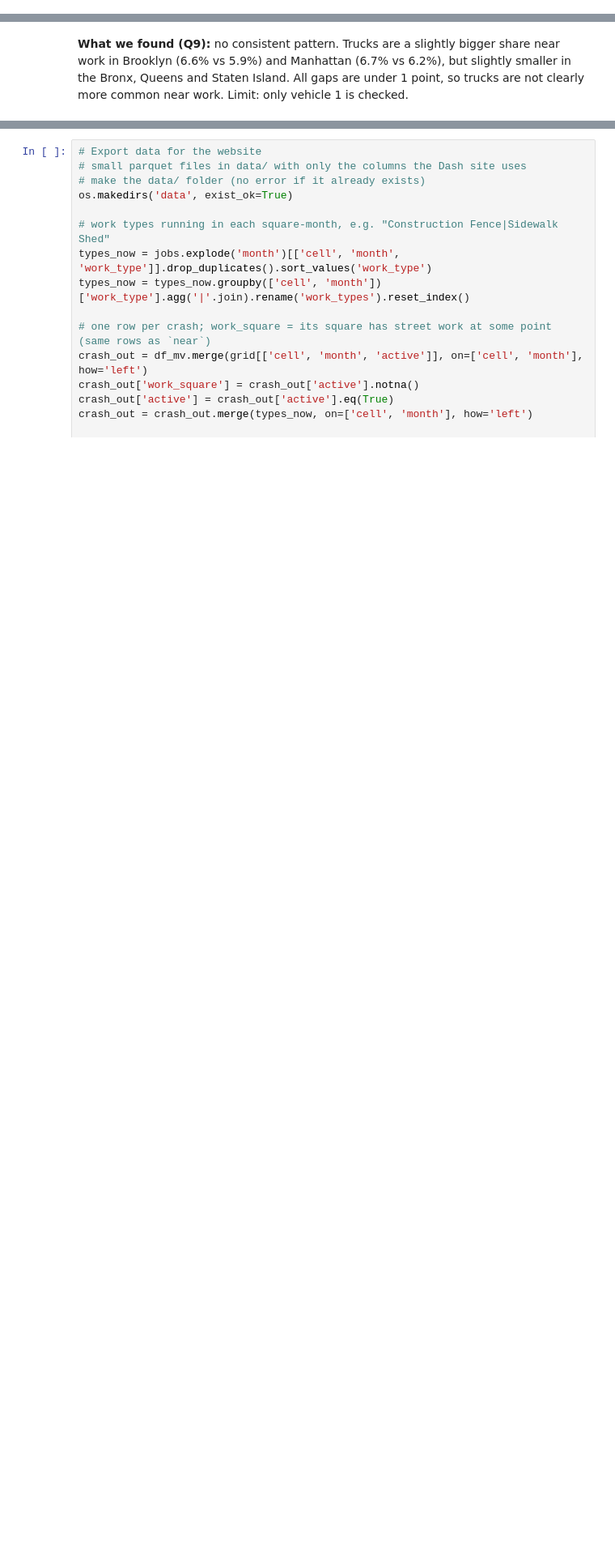
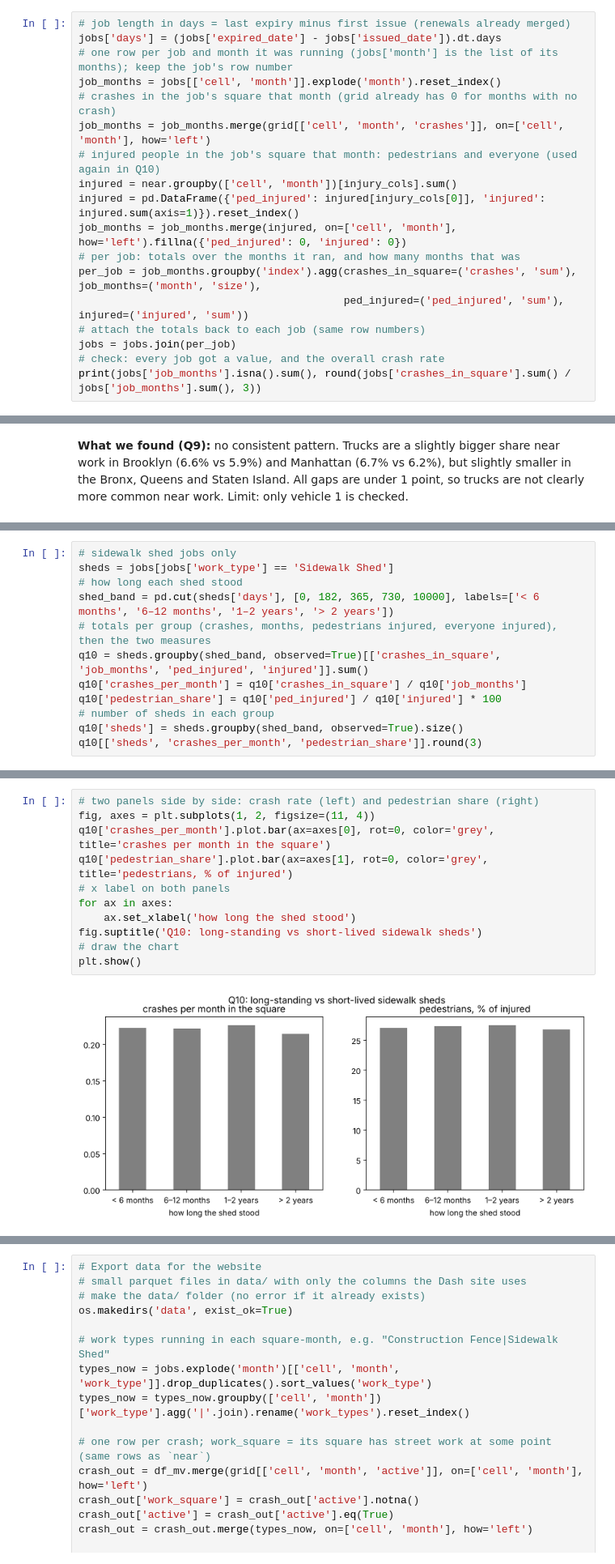
Before and after one commit to YoussefAbdelkawy/datavis, a Jupyter notebook: datavis.ipynb, the cells around one changed output, grey strips where cells are left out. Shown at 81% size. Saved outputs shown, nothing was run; the diff lists cells and outputs as text; blank space fills up the shorter version.

```diff
--- a/datavis.ipynb
+++ b/datavis.ipynb
@@ -1181,0 +1126,18 @@ plt.show()
+# %%
+# job length in days = last expiry minus first issue (renewals already merged)
+jobs['days'] = (jobs['expired_date'] - jobs['issued_date']).dt.days
+# one row per job and month it was running (jobs['month'] is the list of its months); keep the job's row number
+job_months = jobs[['cell', 'month']].explode('month').reset_index()
+# crashes in the job's square that month (grid already has 0 for months with no crash)
+job_months = job_months.merge(grid[['cell', 'month', 'crashes']], on=['cell', 'month'], how='left')
+# injured people in the job's square that month: pedestrians and everyone (used again in Q10)
+injured = near.groupby(['cell', 'month'])[injury_cols].sum()
+injured = pd.DataFrame({'ped_injured': injured[injury_cols[0]], 'injured': injured.sum(axis=1)}).reset_index()
+job_months = job_months.merge(injured, on=['cell', 'month'], how='left').fillna({'ped_injured': 0, 'injured': 0})
+# per job: totals over the months it ran, and how many months that was
+per_job = job_months.groupby('index').agg(crashes_in_square=('crashes', 'sum'), job_months=('month', 'size'),
+                                          ped_injured=('ped_injured', 'sum'), injured=('injured', 'sum'))
+# attach the totals back to each job (same row numbers)
+jobs = jobs.join(per_job)
+# check: every job got a value, and the overall crash rate
+print(jobs['job_months'].isna().sum(), round(jobs['crashes_in_square'].sum() / jobs['job_months'].sum(), 3))
@@ -1330,0 +1350,12 @@ plt.show()
+# %%
+# sidewalk shed jobs only
+sheds = jobs[jobs['work_type'] == 'Sidewalk Shed']
+# how long each shed stood
+shed_band = pd.cut(sheds['days'], [0, 182, 365, 730, 10000], labels=['< 6 months', '6–12 months', '1–2 years', '> 2 years'])
+# totals per group (crashes, months, pedestrians injured, everyone injured), then the two measures
+q10 = sheds.groupby(shed_band, observed=True)[['crashes_in_square', 'job_months', 'ped_injured', 'injured']].sum()
+q10['crashes_per_month'] = q10['crashes_in_square'] / q10['job_months']
+q10['pedestrian_share'] = q10['ped_injured'] / q10['injured'] * 100
+# number of sheds in each group
+q10['sheds'] = sheds.groupby(shed_band, observed=True).size()
+q10[['sheds', 'crashes_per_month', 'pedestrian_share']].round(3)
@@ -1330,0 +1369,13 @@ plt.show()
+# %%
+# two panels side by side: crash rate (left) and pedestrian share (right)
+fig, axes = plt.subplots(1, 2, figsize=(11, 4))
+q10['crashes_per_month'].plot.bar(ax=axes[0], rot=0, color='grey', title='crashes per month in the square')
+q10['pedestrian_share'].plot.bar(ax=axes[1], rot=0, color='grey', title='pedestrians, % of injured')
+# x label on both panels
+for ax in axes:
+    ax.set_xlabel('how long the shed stood')
+fig.suptitle('Q10: long-standing vs short-lived sidewalk sheds')
+# draw the chart
+plt.show()
+# %% [output]
+[figure, added]
```
Also changed, not shown: parts of 29 cells of this notebook.
